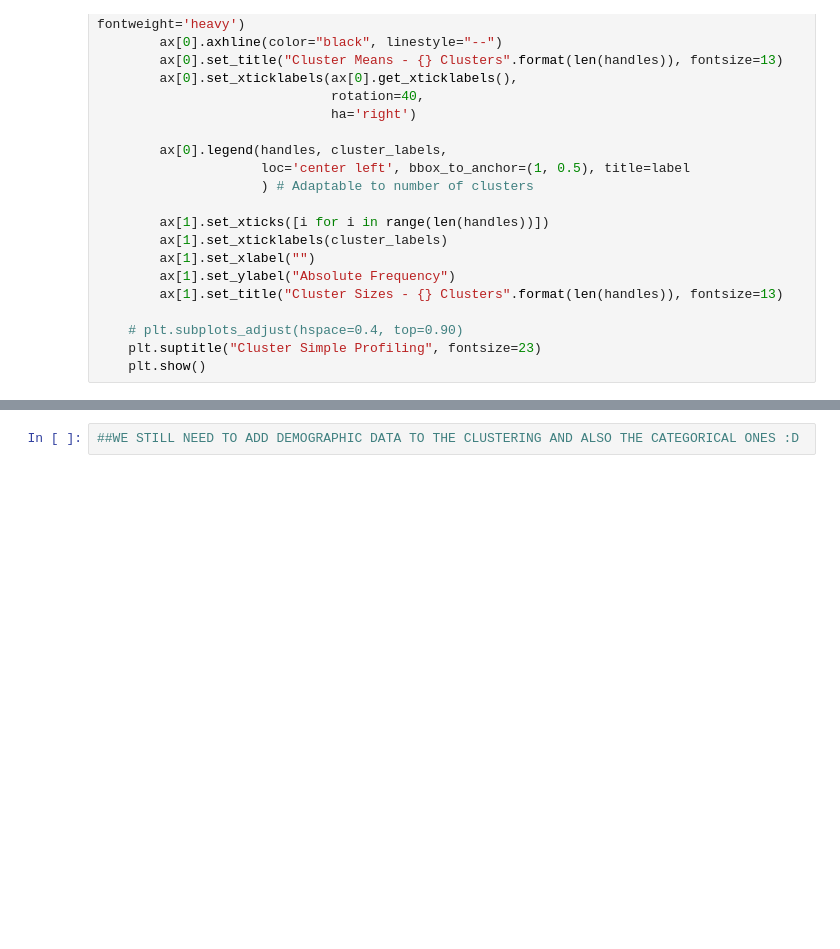
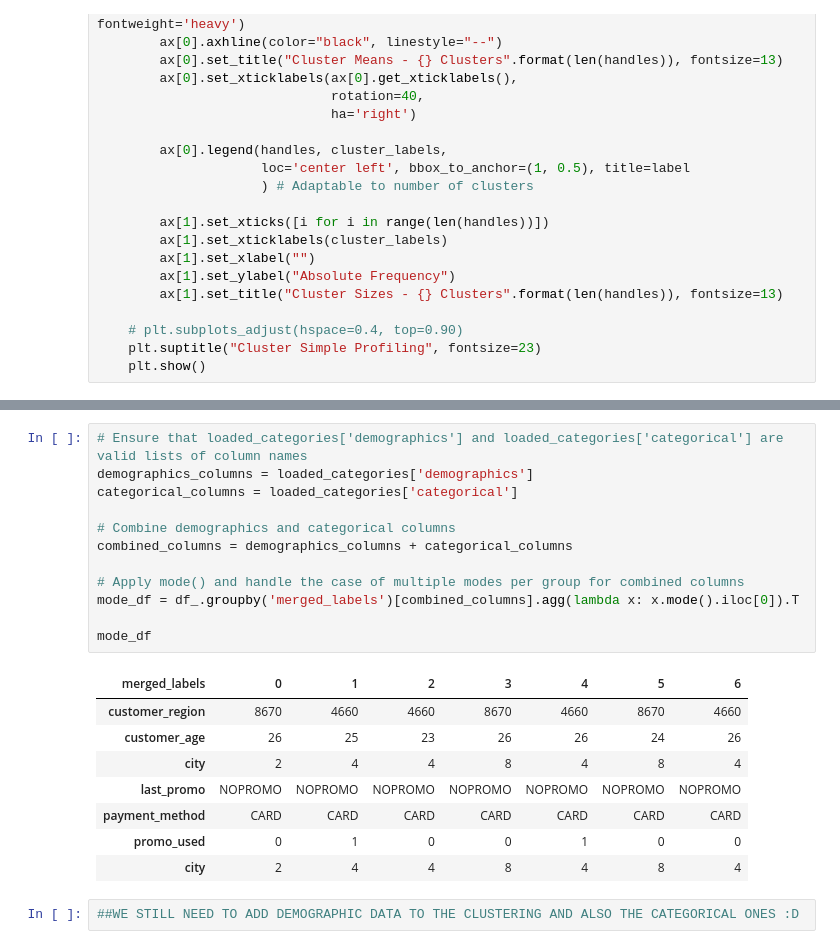
Before and after one commit to SvenGoerdes/CustomerSegmentationDataMining, a Jupyter notebook: deliverables/DM2425_Part2_10_04.ipynb, the cells around one changed output, grey strips where cells are left out. Cells and saved outputs as stored; diff of their text form; blank space fills up the shorter version.

```diff
--- a/deliverables/DM2425_Part2_10_04.ipynb
+++ b/deliverables/DM2425_Part2_10_04.ipynb
@@ -734,3 +833,24 @@ cluster_profiles(
+# %%
+# Ensure that loaded_categories['demographics'] and loaded_categories['categorical'] are valid lists of column names
+demographics_columns = loaded_categories['demographics']
+categorical_columns = loaded_categories['categorical']
+
+# Combine demographics and categorical columns
+combined_columns = demographics_columns + categorical_columns
+
+# Apply mode() and handle the case of multiple modes per group for combined columns
+mode_df = df_.groupby('merged_labels')[combined_columns].agg(lambda x: x.mode().iloc[0]).T
+
+mode_df
+# %% [output]
+| merged_labels | 0 | 1 | 2 | 3 | 4 | 5 | 6 |
+| customer_region | 8670 | 4660 | 4660 | 8670 | 4660 | 8670 | 4660 |
+| customer_age | 26 | 25 | 23 | 26 | 26 | 24 | 26 |
+| city | 2 | 4 | 4 | 8 | 4 | 8 | 4 |
+| last_promo | NOPROMO | NOPROMO | NOPROMO | NOPROMO | NOPROMO | NOPROMO | NOPROMO |
+| payment_method | CARD | CARD | CARD | CARD | CARD | CARD | CARD |
+| promo_used | 0 | 1 | 0 | 0 | 1 | 0 | 0 |
+| city | 2 | 4 | 4 | 8 | 4 | 8 | 4 |
 # %%
 ##WE STILL NEED TO ADD DEMOGRAPHIC DATA TO THE CLUSTERING AND ALSO THE CATEGORICAL ONES :D
 # %% [markdown]
```
Also changed, not shown: parts of 24 cells of this notebook, 4 other files.
